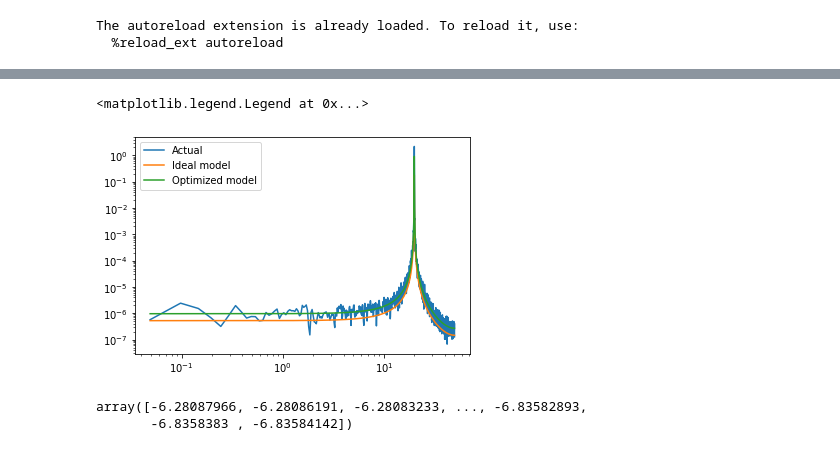
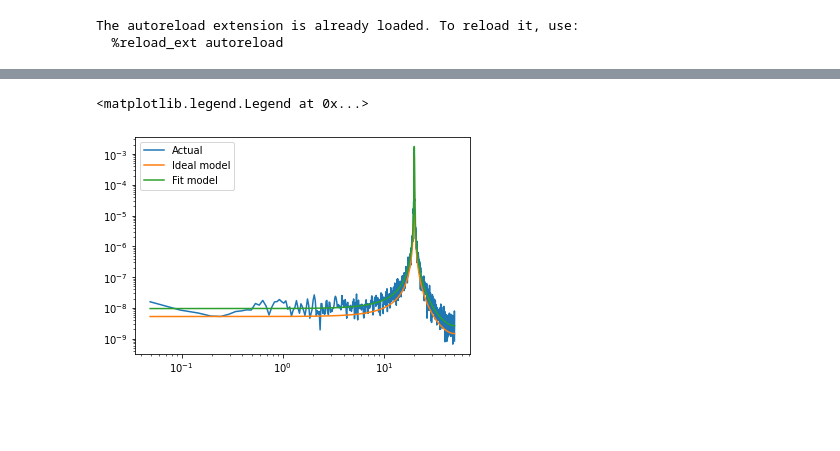
Before and after one commit to aditya-sengupta/seallqg, a Jupyter notebook: notebooks/model_testing.ipynb, the cells around one changed output, grey strips where cells are left out. Drawn from its saved outputs; the diff is of its cells as text; code cells hidden in the pictures; blank space fills up the shorter version.

```diff
--- a/notebooks/model_testing.ipynb
+++ b/notebooks/model_testing.ipynb
@@ -19,7 +19,7 @@ nsteps = 10000
 ident = SystemIdentifier(ol_values, fs=fs, N_vib_max=1)
 klqg = ident.make_klqg_from_openloop()
 # %%
-t, y = multivib(t=100, ws=2*np.pi*np.array([20]), ks=[0], sigmas=[0], dt=0.01)
+t, y = multivib(t=100, ws=2*np.pi*np.array([10, 20]), ks=[1e-3, 1e-4], sigmas=[0.01, 0.001], dt=0.01)
 f, p = genpsd(y, dt=0.01)
 plt.loglog(f, p)
 # %% [output]
@@ -37,8 +37,8 @@ def model_psd(freqs, f, k, sigma):
     return np.log10(sigma ** 2 / fs / denom ** 2)
 # %%
 fcen = 20
-kcen = 1e-4
-s = 0.01
+kcen = 1e-3
+s = 0.001
 a1, a2 = vib_coeffs(fcen, kcen, fs=fs)
 nsteps = 10000
 x = np.zeros(nsteps,)
@@ -112,15 +100,10 @@ plt.show()
 # %%
 plt.loglog(f, p, label="Actual")
 ph = 2 * np.pi * f / fs
 denom = np.abs(1 - a1 * np.exp(-1j * ph) - a2 * np.exp(-2j * ph))
 plt.loglog(f, s ** 2 / fs / denom ** 2, label=f"Ideal model")
-plt.loglog(f, 10 ** res.best_fit, label=f"Optimized model")
+plt.loglog(f, 10 ** res.best_fit, label=f"Fit model")
 plt.legend()
 # %% [output]
 <matplotlib.legend.Legend at 0x...>
-[figure, old version]
+[figure, new version]
-# %%
-psd_model.eval(freqs=f, f=fcen, k=kcen, sigma=s)
-# %% [output]
-array([-6.28087966, -6.28086191, -6.28083233, ..., -6.83582893,
-       -6.8358383 , -6.83584142])
```
Also changed, not shown: parts of 6 cells of this notebook, 2 other files.
